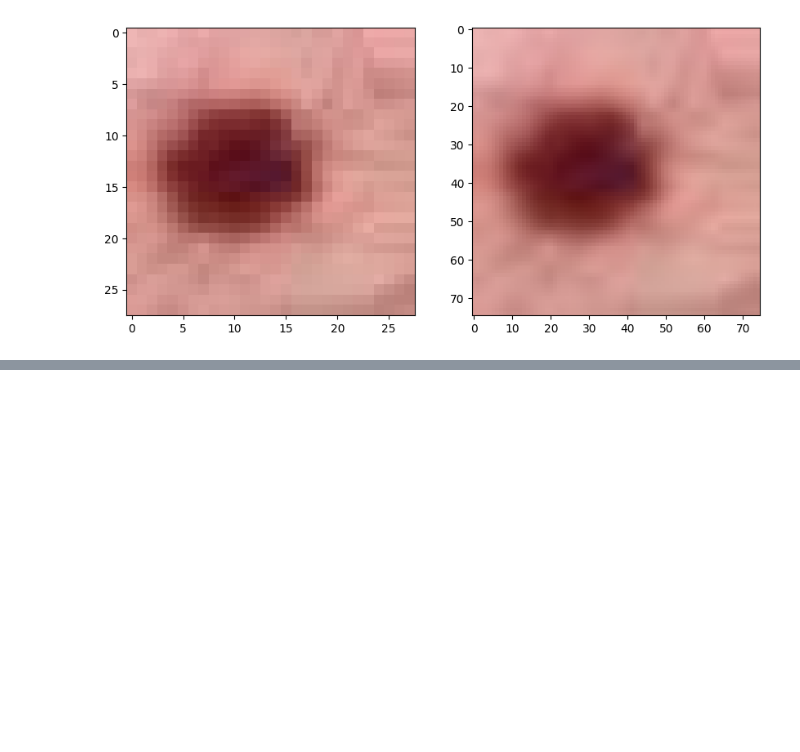
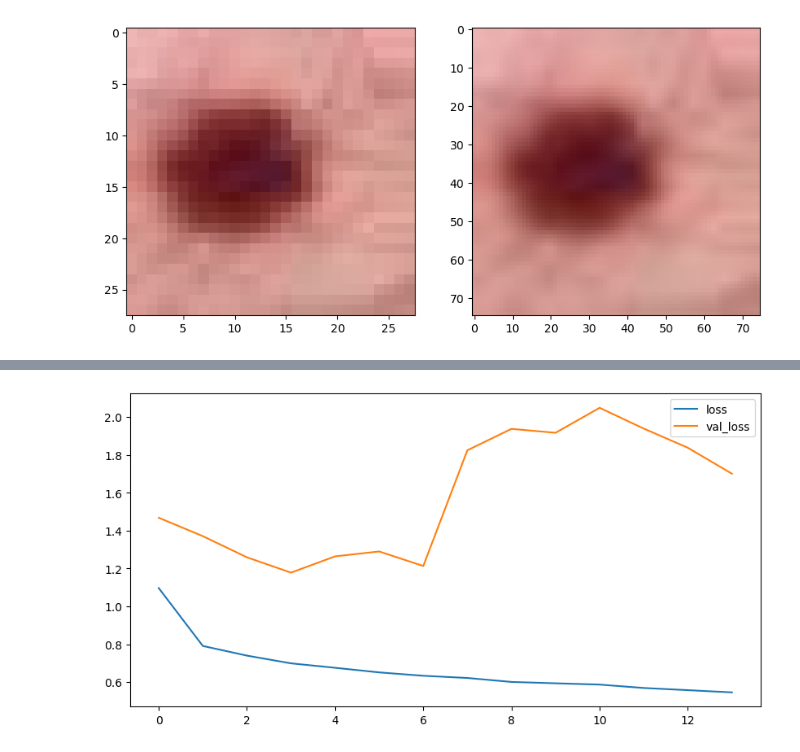
Before and after one commit to ACCFernando/mdc, a Jupyter notebook: 08_deep_learning/test01/INF0618_DeepLearning_Trabalho1.ipynb, the cells around one changed output, grey strips where cells are left out. Cells and saved outputs as stored; diff of their text form; code cells hidden in the pictures; blank space fills up the shorter version.

```diff
--- a/08_deep_learning/test01/INF0618_DeepLearning_Trabalho1.ipynb
+++ b/08_deep_learning/test01/INF0618_DeepLearning_Trabalho1.ipynb
@@ -799,0 +863,16 @@ print_accuracy_and_loss(
+# %%
+pre_trained_model = tf.keras.applications.InceptionResNetV2(weights="imagenet",
+                                                            include_top=False,
+                                                            input_shape=(75, 75, 3))
+
+for layer in pre_trained_model.layers:
+    layer.trainable = True
+
+finetuned_inception_model = tf.keras.Sequential([
+    pre_trained_model,
+    tf.keras.layers.GlobalAveragePooling2D(),
+    tf.keras.layers.Dense(units=n_classes,
+                          activation="softmax")
+])
+
+finetuned_inception_model.summary()
@@ -799,0 +897,17 @@ print_accuracy_and_loss(
+# %%
+sgd = tf.keras.optimizers.SGD(learning_rate=0.001, momentum=0.9, weight_decay=0.001)
+
+# Batches de treino e validação
+train_batches = datagen_inception.flow(x_train_resized, y_train_ohe, shuffle=True, batch_size=128)
+val_batches = datagen_inception.flow(x_val_resized, y_val_ohe, shuffle=False, batch_size=128)
+
+finetuned_inception_model.compile(loss="categorical_crossentropy",
+                                  optimizer=sgd,
+                                  metrics=["accuracy"])
+# %%
+# model_path = "/content/drive/MyDrive/Colab Notebooks/mineracao_dados_complexos/mdc/08_deep_learning/test01/artefatos/"
+model_path = "./artefatos/"
+model_name = "finetuned_inception_model.h5"
+model_path_full = os.path.join(model_path, model_name)
+
+model_path_full
@@ -799,0 +916,10 @@ print_accuracy_and_loss(
+# %%
+early_stopping = tf.keras.callbacks.EarlyStopping(monitor="val_loss", patience=10)
+model_checkpoint = tf.keras.callbacks.ModelCheckpoint(filepath=model_path_full,
+                                                      monitor="val_loss",
+                                                      save_best_only=True)
+finetuned_inception_model.fit(train_batches,
+                              epochs=30,
+                              validation_data=val_batches,
+                              verbose=1,
+                              callbacks=[early_stopping, model_checkpoint])
@@ -799,0 +945,4 @@ print_accuracy_and_loss(
+# %%
+plot_loss_values(finetuned_inception_model.history.history)
+# %% [output]
+[figure, added]
```
Also changed, not shown: parts of 50 cells of this notebook, 2 other files.
